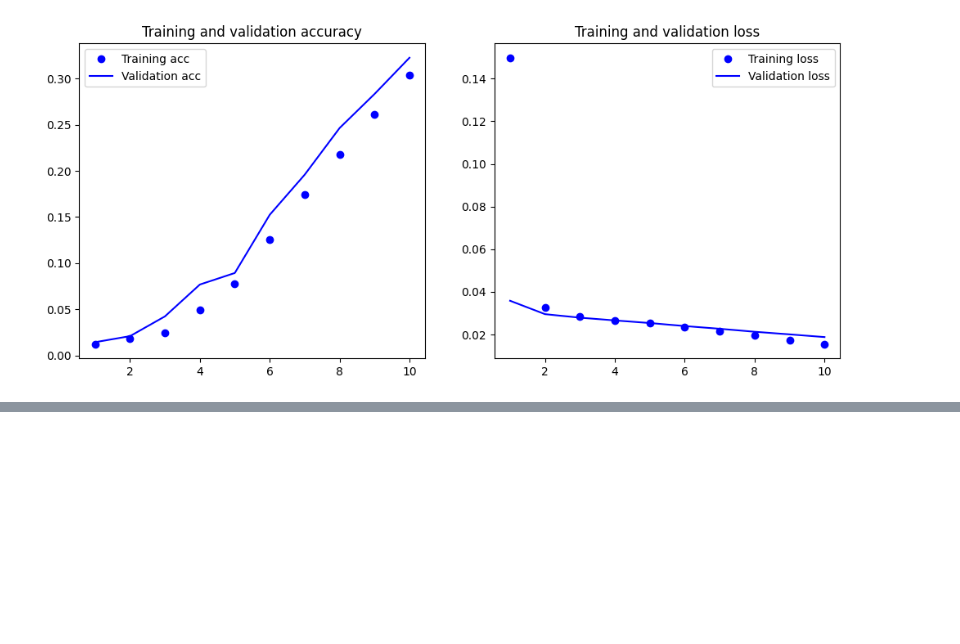
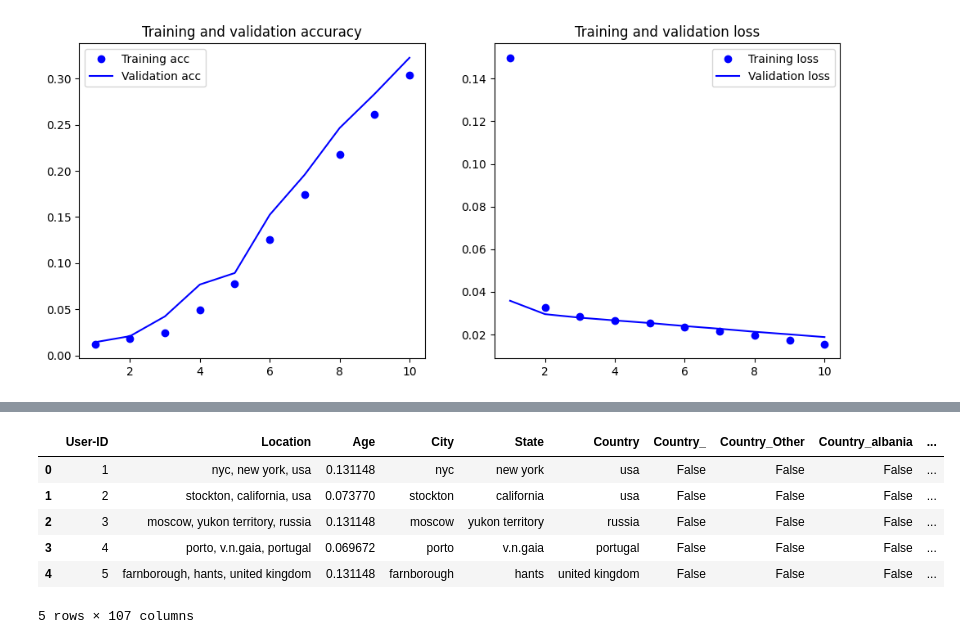
Before and after one commit to GitElean/DL_6_7, a Jupyter notebook: recommendation.ipynb, the cells around one changed output, grey strips where cells are left out. Saved outputs shown, nothing was run; the diff lists cells and outputs as text; code cells hidden in the pictures; blank space fills up the shorter version.

```diff
--- a/recommendation.ipynb
+++ b/recommendation.ipynb
@@ -603,0 +606,20 @@ plt.show()
+# %%
+import pandas as pd
+
+# Cargar los archivos CSV
+books_path = 'Books.csv'
+ratings_path = 'Ratings.csv'
+users_path = 'Users.csv'
+
+# Debido a posibles problemas con los encodings y las primeras líneas que podrían contener información no deseada,
+# usaremos 'latin-1' encoding y saltaremos las primeras líneas si es necesario.
+try:
+    books_df = pd.read_csv(books_path, encoding='latin-1')
+    ratings_df = pd.read_csv(ratings_path, encoding='latin-1')
+    users_df = pd.read_csv(users_path, encoding='latin-1')
+except Exception as e:
+    # Si hay un error al cargar, nos dará una idea de qué revisar
+    print(f"An error occurred: {e}")
+
+# Vamos a inspeccionar las primeras filas de cada dataframe para entender mejor su contenido y estructura
+(books_df.head(), ratings_df.head(), users_df.head())
@@ -603,0 +644,38 @@ plt.show()
+# %%
+# Paso 2: Preprocesamiento de la columna de edad
+# Imputaremos los valores faltantes con la mediana para minimizar el impacto de posibles valores atípicos
+median_age = users_df['Age'].median()
+users_df['Age'] = users_df['Age'].fillna(median_age)
+
+# Normalizamos la columna de edad utilizando la normalización Min-Max para que los valores estén entre 0 y 1
+from sklearn.preprocessing import MinMaxScaler
+
+age_scaler = MinMaxScaler()
+users_df['Age'] = age_scaler.fit_transform(users_df[['Age']])
+
+# Paso 3: Procesamiento de la columna de localización
+# Dividimos la columna de localización en ciudad, estado y país
+location_split = users_df['Location'].str.split(',', expand=True)
+users_df['City'] = location_split[0].str.strip()
+users_df['State'] = location_split[1].str.strip()
+users_df['Country'] = location_split[2].str.strip()
+
+# Asumiremos que la información del país es suficiente para este ejemplo y haremos codificación one-hot para el país
+# Para los propósitos de demostración, limitaremos el número de países a los 100 más comunes para evitar una alta dimensionalidad
+top_countries = users_df['Country'].value_counts().index[:100]
+users_df.loc[~users_df['Country'].isin(top_countries), 'Country'] = 'Other'
+country_one_hot = pd.get_dummies(users_df['Country'], prefix='Country')
+
+# Añadimos las columnas one-hot al dataframe de usuarios
+users_df = pd.concat([users_df, country_one_hot], axis=1)
+
+# Ahora echemos un vistazo a cómo quedaron los dataframes después del preprocesamiento
+users_df.head()
+# %% [output]
+|  | User-ID | Location | Age | City | State | Country | Country_ | Country_Other | Country_albania | ... |
+| 0 | 1 | nyc, new york, usa | 0.131148 | nyc | new york | usa | False | False | False | ... |
+| 1 | 2 | stockton, california, usa | 0.073770 | stockton | california | usa | False | False | False | ... |
+| 2 | 3 | moscow, yukon territory, russia | 0.131148 | moscow | yukon territory | russia | False | False | False | ... |
+| 3 | 4 | porto, v.n.gaia, portugal | 0.069672 | porto | v.n.gaia | portugal | False | False | False | ... |
+| 4 | 5 | farnborough, hants, united kingdom | 0.131148 | farnborough | hants | united kingdom | False | False | False | ... |
+5 rows × 107 columns
```
Also changed, not shown: parts of 11 cells of this notebook.
